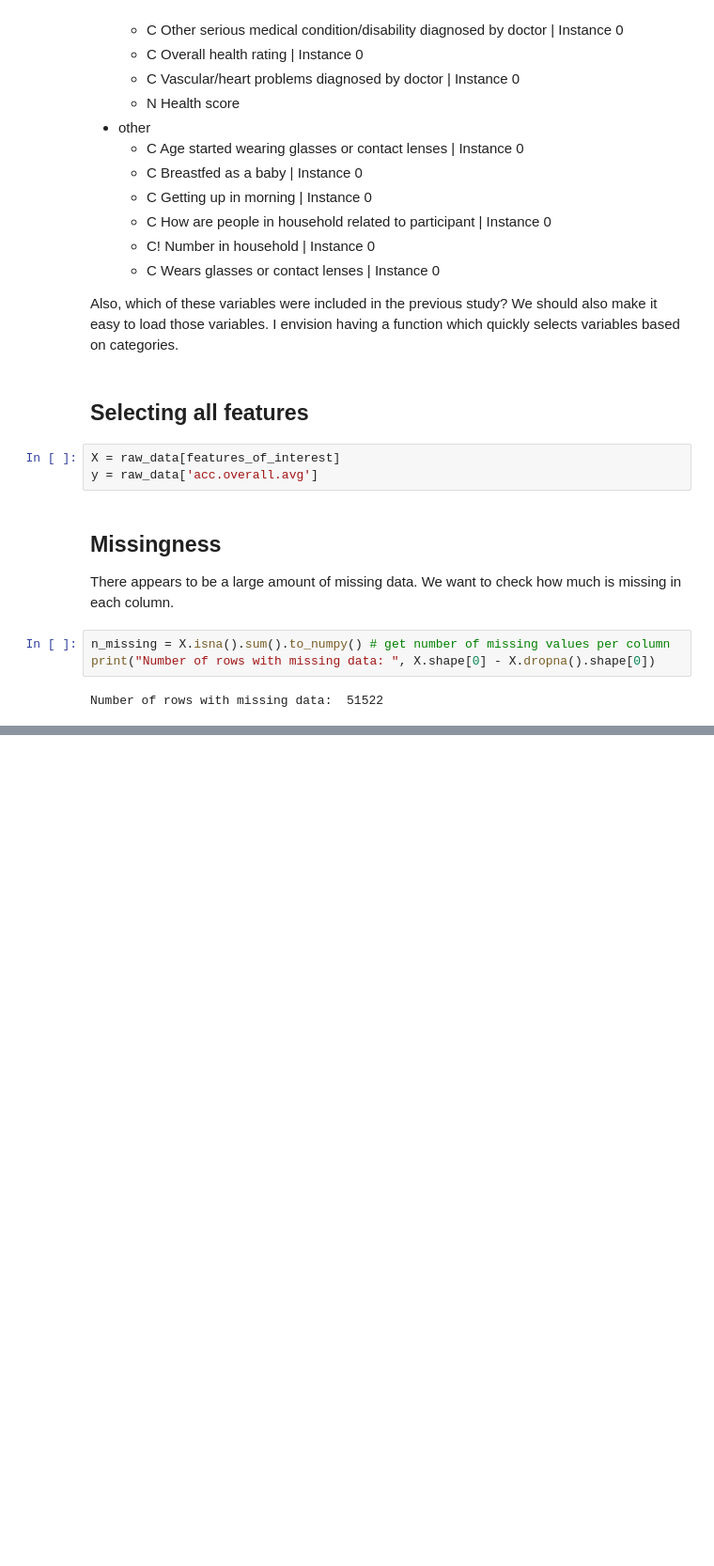
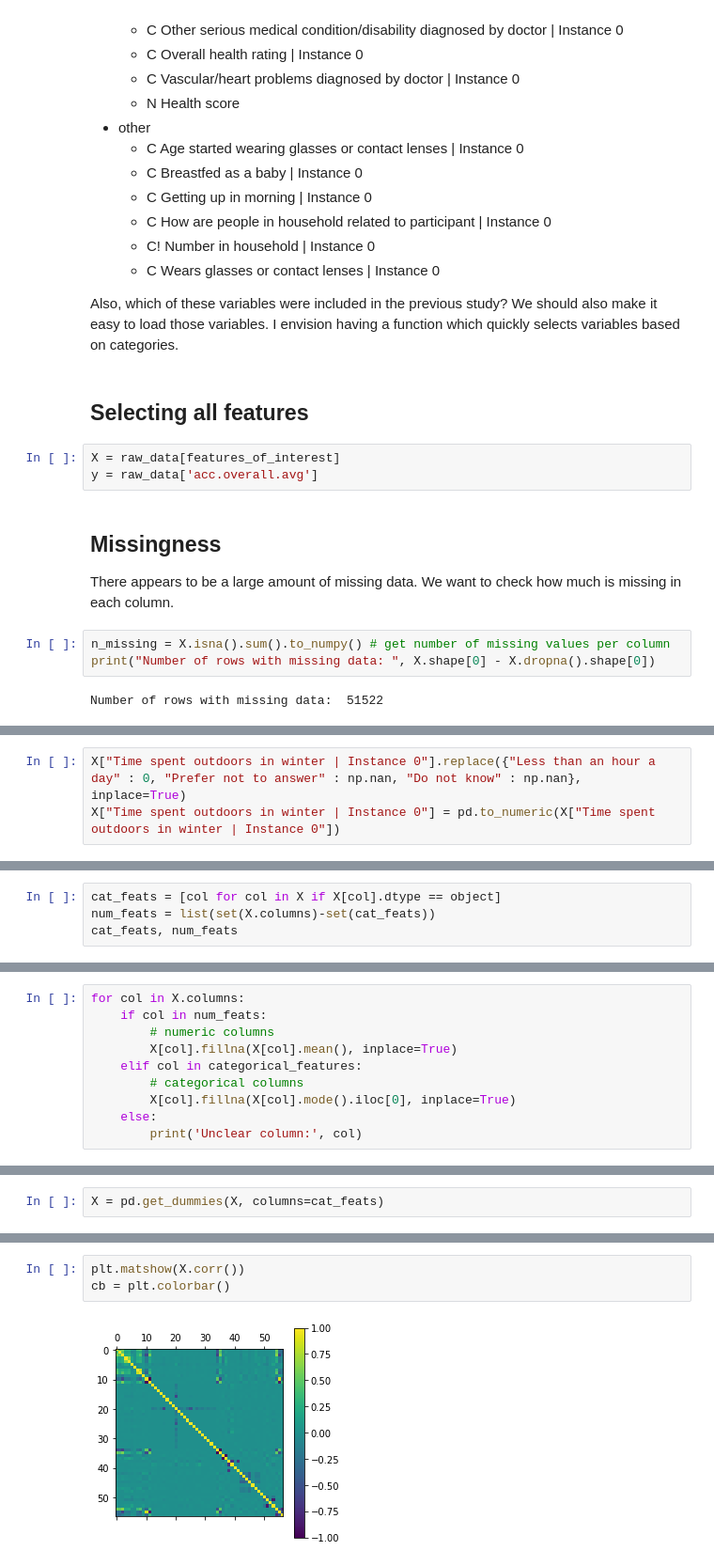
Before and after one commit to abramschon/accel, a Jupyter notebook: notebooks/exploratory_data_analysis.ipynb, the cells around one changed output, grey strips where cells are left out. Shown at 94% size. Saved outputs shown, nothing was run; the diff lists cells and outputs as text; blank space fills up the shorter version.

```diff
--- a/notebooks/exploratory_data_analysis.ipynb
+++ b/notebooks/exploratory_data_analysis.ipynb
@@ -235,0 +331,3 @@ Next:
+# %%
+X["Time spent outdoors in winter | Instance 0"].replace({"Less than an hour a day" : 0, "Prefer not to answer" : np.nan, "Do not know" : np.nan},  inplace=True)
+X["Time spent outdoors in winter | Instance 0"] = pd.to_numeric(X["Time spent outdoors in winter | Instance 0"])
@@ -235,0 +342,4 @@ Next:
+# %%
+cat_feats = [col for col in X if X[col].dtype == object]
+num_feats = list(set(X.columns)-set(cat_feats))
+cat_feats, num_feats
@@ -235,0 +391,10 @@ Next:
+# %%
+for col in X.columns:
+    if col in num_feats:
+        # numeric columns
+        X[col].fillna(X[col].mean(), inplace=True)
+    elif col in categorical_features:
+        # categorical columns
+        X[col].fillna(X[col].mode().iloc[0], inplace=True)
+    else:
+        print('Unclear column:', col)
@@ -235,0 +431,2 @@ Next:
+# %%
+X = pd.get_dummies(X, columns=cat_feats)
@@ -235,0 +438,5 @@ Next:
+# %%
+plt.matshow(X.corr())
+cb = plt.colorbar()
+# %% [output]
+[figure, added]
```
Also changed, not shown: parts of 25 cells of this notebook.
